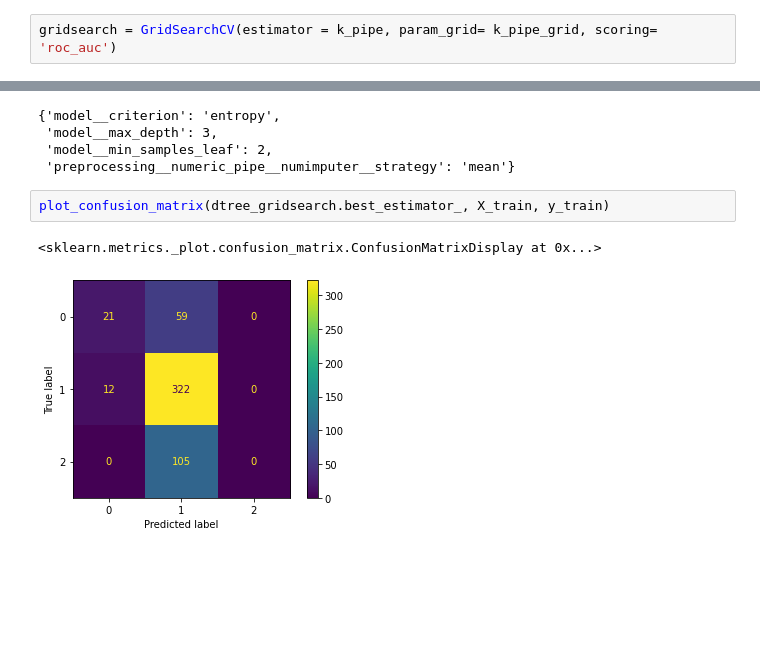
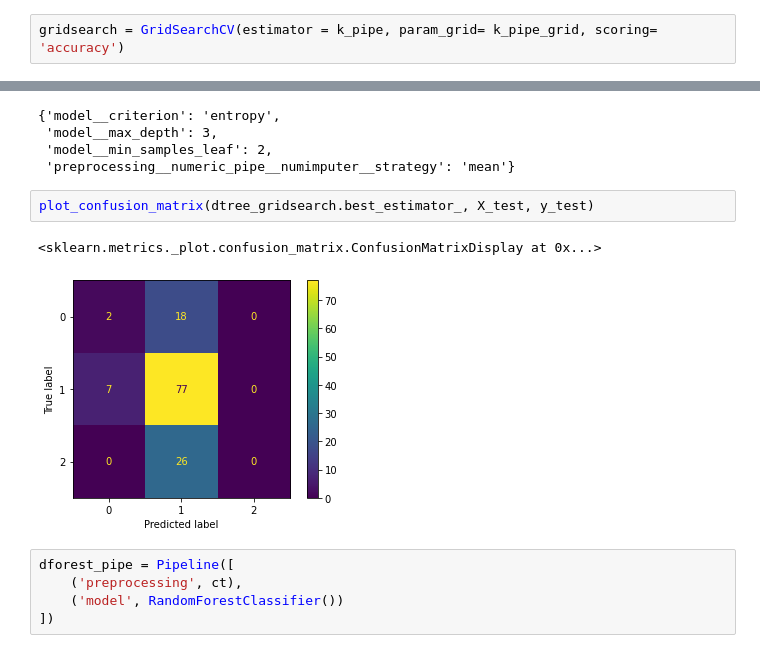
Before and after one commit to markjh2323/phase3proj, a Jupyter notebook: model.ipynb, the cells around one changed output, grey strips where cells are left out. Cells and saved outputs as stored; diff of their text form; blank space fills up the shorter version.

Commit message:
made stupid models like stupid bonehead, we are stupid stupids

```diff
--- a/model.ipynb
+++ b/model.ipynb
@@ -131,7 +132,7 @@ k_pipe_grid = {'preprocessing__numeric_pipe__numimputer__strategy': ['mean', 'me
                 'model__p': [1, 2, 3, 4]
                 }
 # %%
-gridsearch = GridSearchCV(estimator = k_pipe, param_grid= k_pipe_grid, scoring= 'roc_auc')
+gridsearch = GridSearchCV(estimator = k_pipe, param_grid= k_pipe_grid, scoring= 'accuracy')
 # %%
 gridsearch.fit(X_train, y_train)
 # %% [output]
@@ -267,7 +284,12 @@ dtree_gridsearch.best_params_
  'model__min_samples_leaf': 2,
  'preprocessing__numeric_pipe__numimputer__strategy': 'mean'}
 # %%
-plot_confusion_matrix(dtree_gridsearch.best_estimator_, X_train, y_train)
+plot_confusion_matrix(dtree_gridsearch.best_estimator_, X_test, y_test)
 # %% [output]
 <sklearn.metrics._plot.confusion_matrix.ConfusionMatrixDisplay at 0x...>
-[figure, old version]
+[figure, new version]
+# %%
+dforest_pipe = Pipeline([
+    ('preprocessing', ct),
+    ('model', RandomForestClassifier())
+])
```
Also changed, not shown: parts of 11 cells of this notebook.
